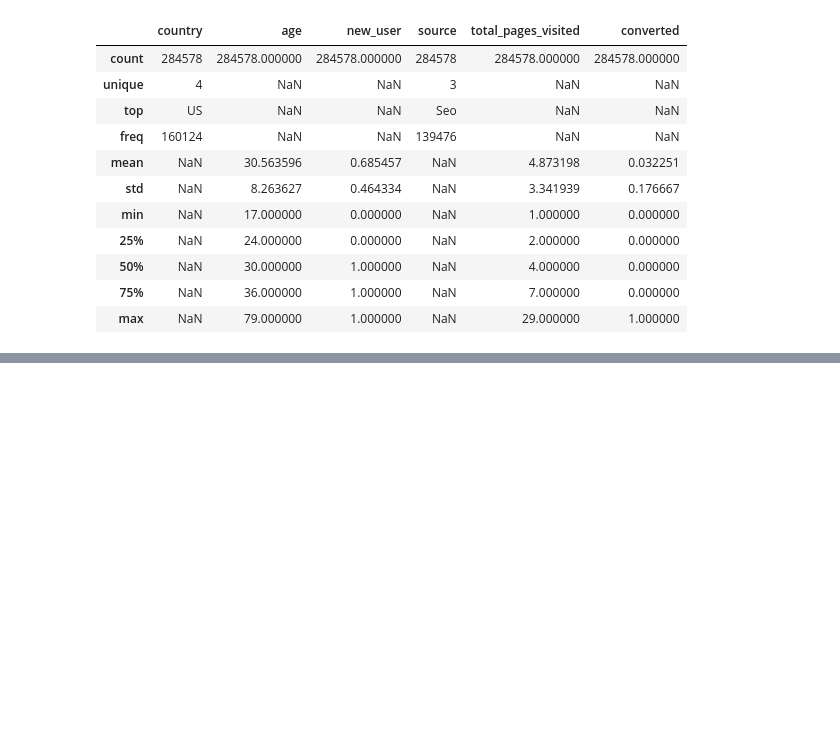
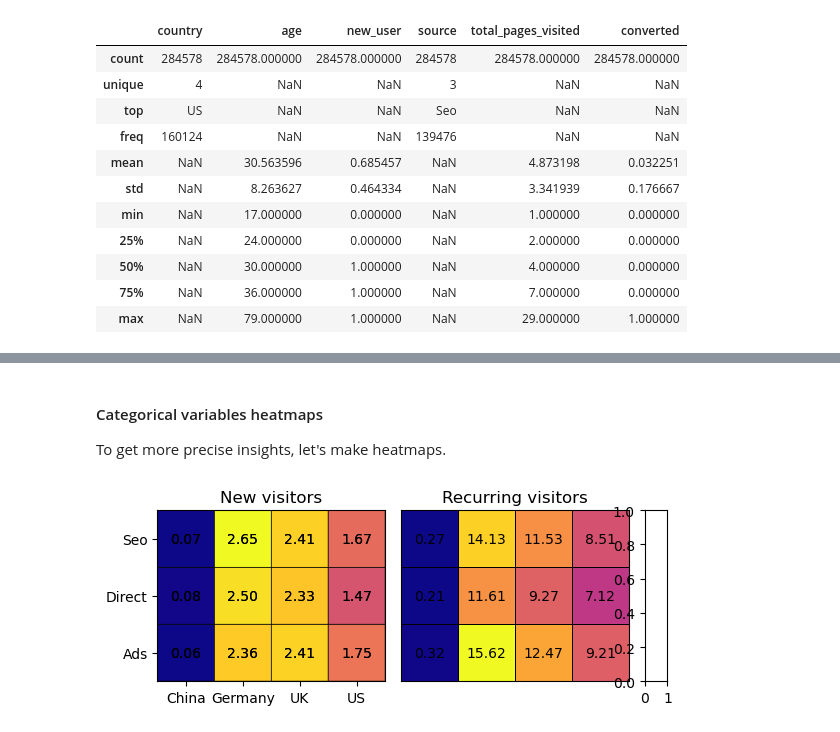
Before and after one commit to netesf13d/jedha-projects, a Jupyter notebook: 03-Machine_Learning/Conversion_rate_challenge/Conversion_rate_challenge.ipynb, the cells around one changed output, grey strips where cells are left out. Saved outputs shown, nothing was run; the diff lists cells and outputs as text; code cells hidden in the pictures; blank space fills up the shorter version.

```diff
--- a/03-Machine_Learning/Conversion_rate_challenge/Conversion_rate_challenge.ipynb
+++ b/03-Machine_Learning/Conversion_rate_challenge/Conversion_rate_challenge.ipynb
@@ -87,0 +116,58 @@ df.describe(include='all')
+# %% [markdown]
+#### Categorical variables heatmaps
+
+To get more precise insights, let's make heatmaps.
+# %%
+df1 = df.groupby(['new_user', 'source', 'country']).mean()['converted']
+countries = ['China', 'Germany', 'UK', 'US']
+sources = ['Ads', 'Direct', 'Seo']
+
+# new user
+new_pconv = np.empty((len(sources), len(countries)), dtype=float)
+for i, source in enumerate(sources):
+    for j, country in enumerate(countries):
+        new_pconv[i, j] = df1.loc[1, source, country]
+
+# recurring user
+rec_pconv = np.empty((len(sources), len(countries)), dtype=float)
+for i, source in enumerate(sources):
+    for j, country in enumerate(countries):
+        rec_pconv[i, j] = df1.loc[0, source, country]
+# %%
+fig1 = plt.figure(figsize=(6, 3))
+gs = gridspec.GridSpec(
+    nrows=1, ncols=3,
+    width_ratios=[1, 1, 0.1], wspace=0.1,
+    figure=fig1,
+    left=0.1, bottom=0.2, right=0.95, top=0.77)
+axs1 = gs.subplots(sharex=False, sharey=False, squeeze=True)
+
+axs1[0].set_aspect('equal')
+axs1[0].pcolor(new_pconv, cmap='plasma', edgecolors='k', lw=0.5)
+axs1[0].set_xticks([0.5, 1.5, 2.5, 3.5], countries)
+axs1[0].set_yticks([0.5, 1.5, 2.5], sources)
+axs1[0].set_title("New visitors")
+for (i, j), p in np.ndenumerate(new_pconv):
+    axs1[0].text(j+0.5, i+0.5, f'{100*p:.2f}', ha='center', va='center')
+
+
+axs1[1].set_aspect('equal')
+axs1[1].pcolormesh(rec_pconv, cmap='plasma', edgecolors='k', lw=0.5)
+axs1[1].tick_params(top=False, labeltop=False,
+                  bottom=False, labelbottom=False,
+                  left=False, labelleft=False,
+                  right=False, labelright=False)
+# axs1[1].set_xlim(0, 1.2e5)
+axs1[1].set_title("Recurring visitors")
+for (i, j), p in np.ndenumerate(new_pconv):
+    axs1[0].text(j+0.5, i+0.5, f'{100*p:.2f}', ha='center', va='center')
+for (i, j), p in np.ndenumerate(rec_pconv):
+    axs1[1].text(j+0.5, i+0.5, f'{100*p:.2f}', ha='center', va='center')
+
+
+# cb = fig.colorbar(yzprof, cax=ax[2], orientation="horizontal",
+#                   ticklocation="top", extend="max", extendfrac=0.03)
+
+plt.show()
+# %% [output]
+[figure, added]
```
Also changed, not shown: parts of 16 cells of this notebook, 1 other file.
